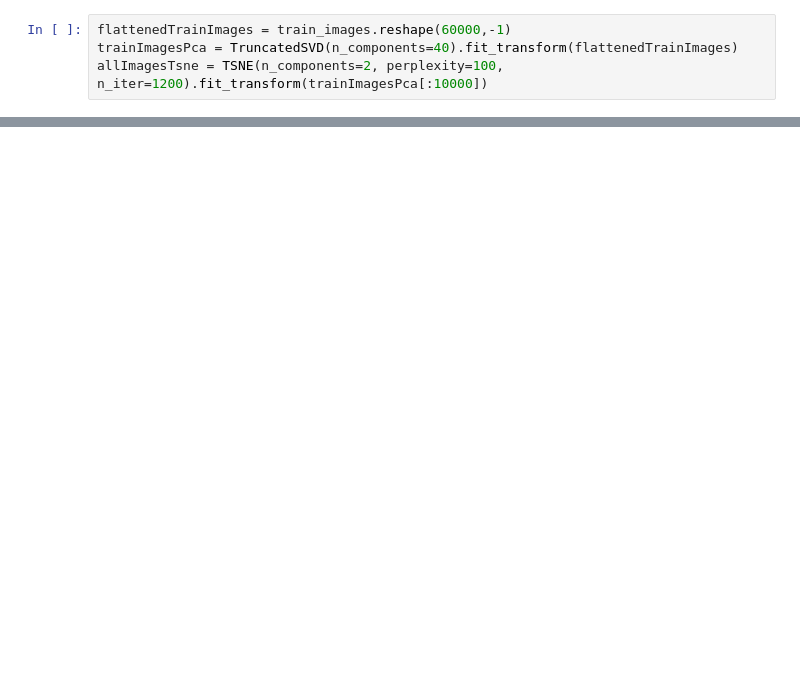
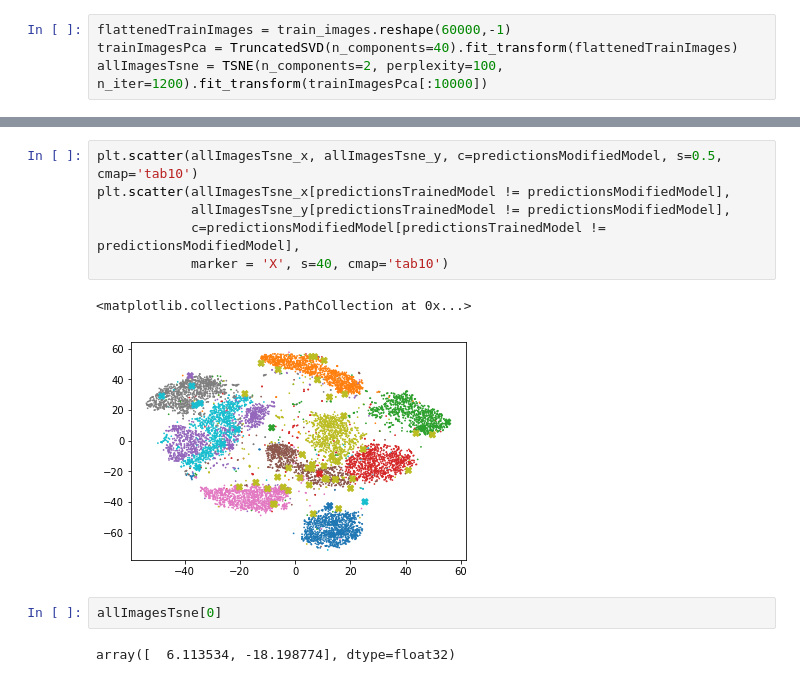
Before and after one commit to vorzawk/mdlAttack, a Jupyter notebook: mnist_analyzeAttack.ipynb, the cells around one changed output, grey strips where cells are left out. Drawn from its saved outputs; the diff is of its cells as text; blank space fills up the shorter version.

```diff
--- a/mnist_analyzeAttack.ipynb
+++ b/mnist_analyzeAttack.ipynb
@@ -118,0 +144,13 @@ plt.colorbar()
+# %%
+plt.scatter(allImagesTsne_x, allImagesTsne_y, c=predictionsModifiedModel, s=0.5, cmap='tab10')
+plt.scatter(allImagesTsne_x[predictionsTrainedModel != predictionsModifiedModel],
+            allImagesTsne_y[predictionsTrainedModel != predictionsModifiedModel],
+            c=predictionsModifiedModel[predictionsTrainedModel != predictionsModifiedModel],
+            marker = 'X', s=40, cmap='tab10')
+# %% [output]
+<matplotlib.collections.PathCollection at 0x...>
+[figure, added]
+# %%
+allImagesTsne[0]
+# %% [output]
+array([  6.113534, -18.198774], dtype=float32)
```
Also changed, not shown: parts of 10 cells of this notebook.
